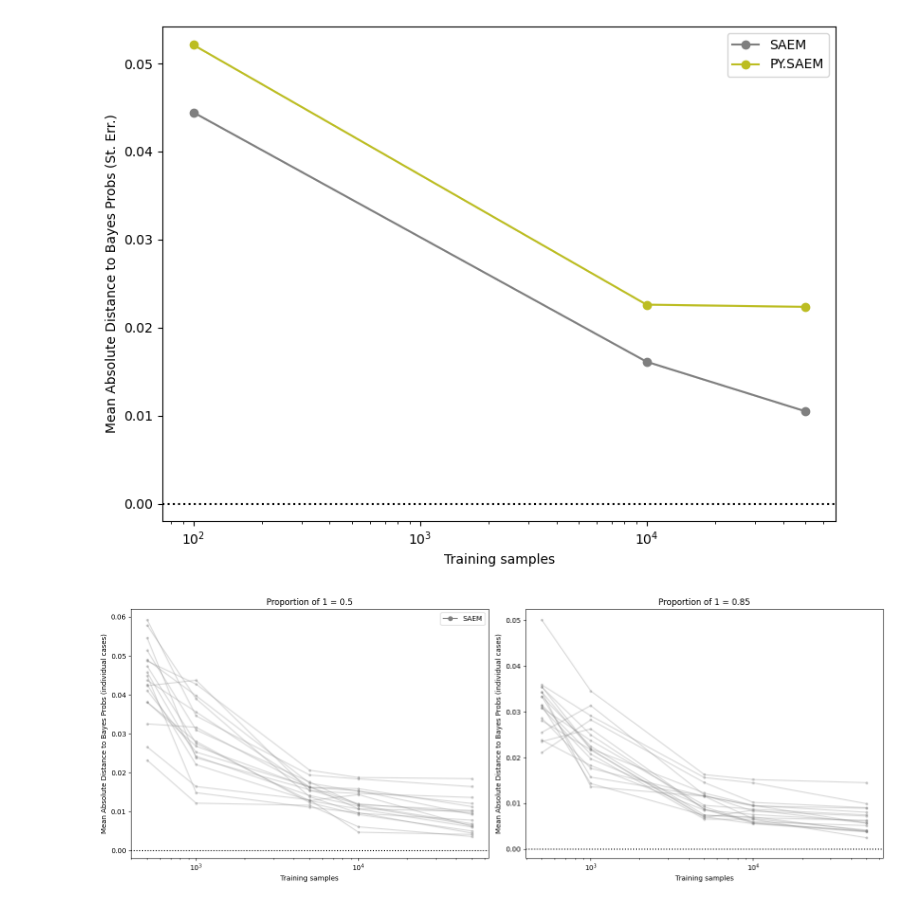
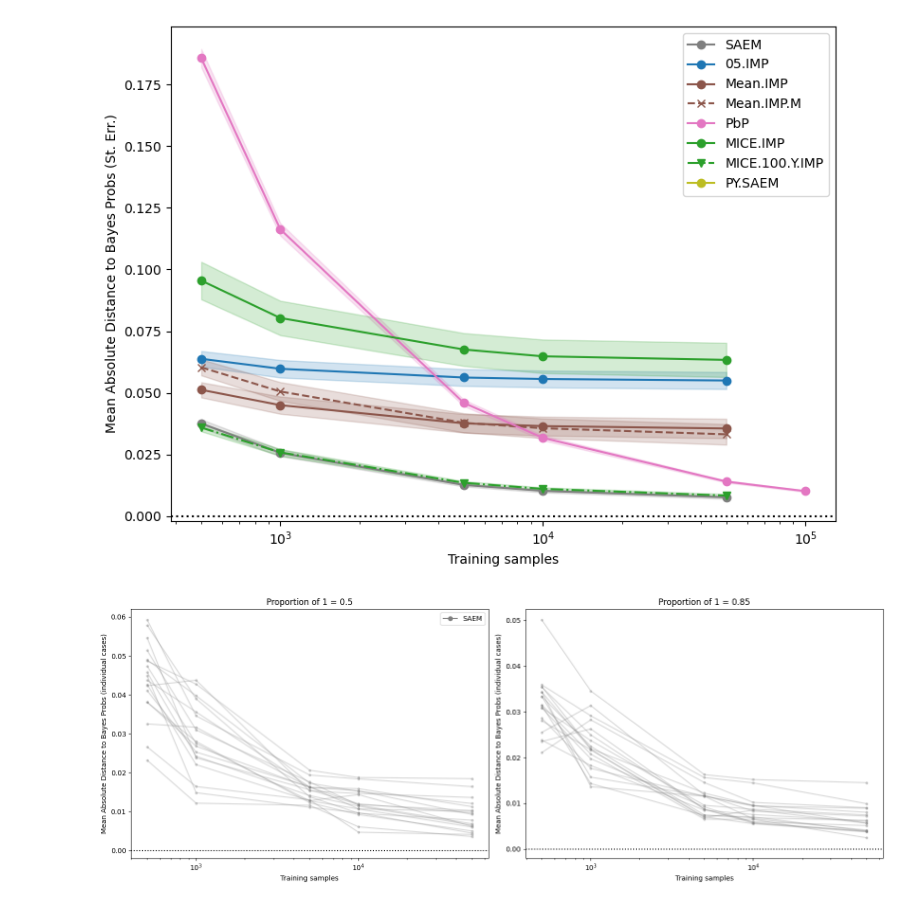
Before and after one commit to ChristopheMuller/logistic_with_NAs, a Jupyter notebook: 7_plot_pred_scores.ipynb, the cells around one changed output. Saved outputs shown, nothing was run; the diff lists cells and outputs as text; code cells hidden in the pictures.

```diff
--- a/7_plot_pred_scores.ipynb
+++ b/7_plot_pred_scores.ipynb
@@ -8,7 +8,7 @@ from utils import *
 from setups import uncertainties, methods_config, metrics_config, variable_config, methods_no_pred_estimate, uncertainties_config, metrics_set_up
 
 
-exp = "ExpC"
+exp = "ExpA"
 # %%
 simulation_set_up = pd.read_csv(os.path.join("data", exp, "simulation_set_up.csv"))
 # %%
@@ -39,24 +39,27 @@ def plot_one_subplot_pred(
             M = np.load(os.path.join("data", exp, "test_data",f"{row_set_up['set_up']}.npz"))["M"]
             idx_pattern = get_index_pattern(pattern, M, remove_all_missing=True)
 
-        pred = np.load(os.path.join("data", exp, "pred_data",f"{row_set_up['file_name']}.npz"))["y_probs_pred"].ravel()
-        pred = pred[idx_pattern] if pattern is not None else pred
+        try:
+            pred = np.load(os.path.join("data", exp, "pred_data",f"{row_set_up['file_name']}.npz"))["y_probs_pred"].ravel()
+            pred = pred[idx_pattern] if pattern is not None else pred
 
-        true = np.load(os.path.join("data", exp, "test_data",f"{row_set_up['set_up']}.npz"))["y_probs"].ravel()
-        true = true[idx_pattern] if pattern is not None else true
-        true_y = np.load(os.path.join("data", exp, "test_data",f"{row_set_up['set_up']}.npz"))["y"].ravel()
-        true_y = true_y[idx_pattern] if pattern is not None else true_y
+            true = np.load(os.path.join("data", exp, "test_data",f"{row_set_up['set_up']}.npz"))["y_probs"].ravel()
+            true = true[idx_pattern] if pattern is not None else true
+            true_y = np.load(os.path.join("data", exp, "test_data",f"{row_set_up['set_up']}.npz"))["y"].ravel()
+            true_y = true_y[idx_pattern] if pattern is not None else true_y
 
-        bayes = np.load(os.path.join("data", exp, "bayes_data",f"{row_set_up['set_up']}.npz"))["y_probs_bayes"]
-        bayes = bayes[idx_pattern] if pattern is not None else bayes
+            bayes = np.load(os.path.join("data", exp, "bayes_data",f"{row_set_up['set_up']}.npz"))["y_probs_bayes"]
+            bayes = bayes[idx_pattern] if pattern is not None else bayes
 
-        score = metrics_set_up[metric](true, pred, true_y, bayes)
+            score = metrics_set_up[metric](true, pred, true_y, bayes)
 
-        if diff_bayes:
+            if diff_bayes:
 
-            score -= metrics_set_up[metric](true, bayes, true_y, bayes)
+                score -= metrics_set_up[metric](true, bayes, true_y, bayes)
 
-        dict_all_scores[method][n_train].append(score)
+            dict_all_scores[method][n_train].append(score)
+        except:
+            pass
 
     dict_mean_scores = {}
     dict_uncertainty_scores = {}
@@ -158,35 +161,35 @@ def plot_pred_scores_subplots(
 
 
 
-remove_methods=["05.IMP.M", "ICE.IMP", "ICE.IMP.M", "ICEY.IMP.M", "ICEY.IMP", "MICE.Y.IMP", "MICE.Y.M.IMP", "MICE.M.IMP"]
+remove_methods=["05.IMP.M", "ICE.IMP", "ICE.IMP.M", "ICEY.IMP.M", "ICEY.IMP", "MICE.Y.IMP", "MICE.Y.M.IMP", "MICE.M.IMP", "MICE.5.IMP", "MICE.10.Y.IMP"]
 select_methods=None
 # remove_methods = None
 # select_methods= ["MICE.IMP", "MICE.M.IMP", "MICE.Y.IMP", "MICE.Y.M.IMP", "MICE.5.IMP"]
 
 metric = "mae_score_bayes"
 
 plot_pred_scores_subplots(
 
     simulation_set_up,
     metric = metric,
     variable="d",
     diff_bayes=False,
     pattern = None,
 
     max_y = None,
     min_y = -0.002,
 
     remove_methods=remove_methods,
     select_methods=select_methods,
 
     size_height = 6,
     size_width = 8,
 
     # save="data/ExpA/figures/classification_ALL.pdf"
 
 )
 # %% [output]
-[figure, old version]
+[figure, new version]
 # %%
 def plot_one_subplot_pred_individual(
         ax,
```
Also changed, not shown: 5 other files.
